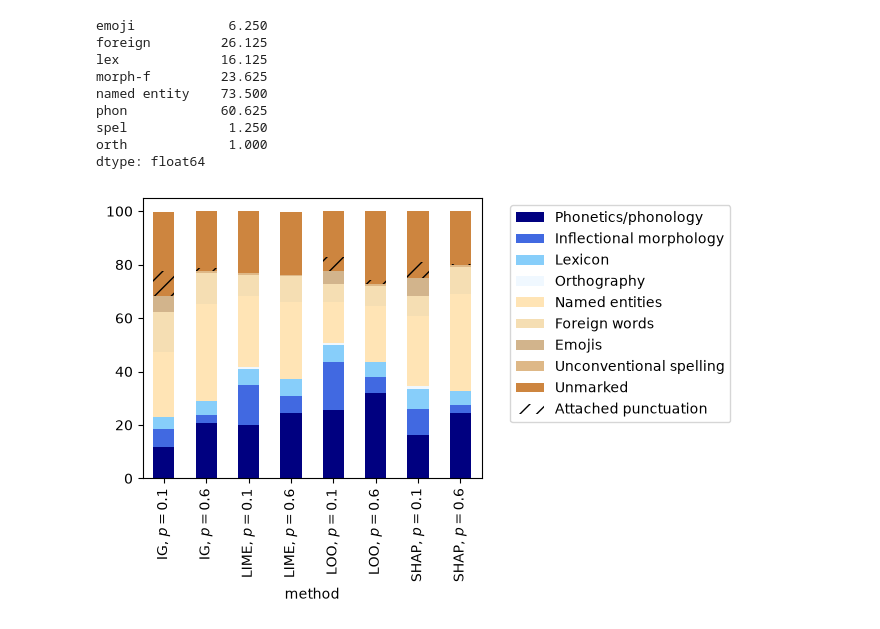
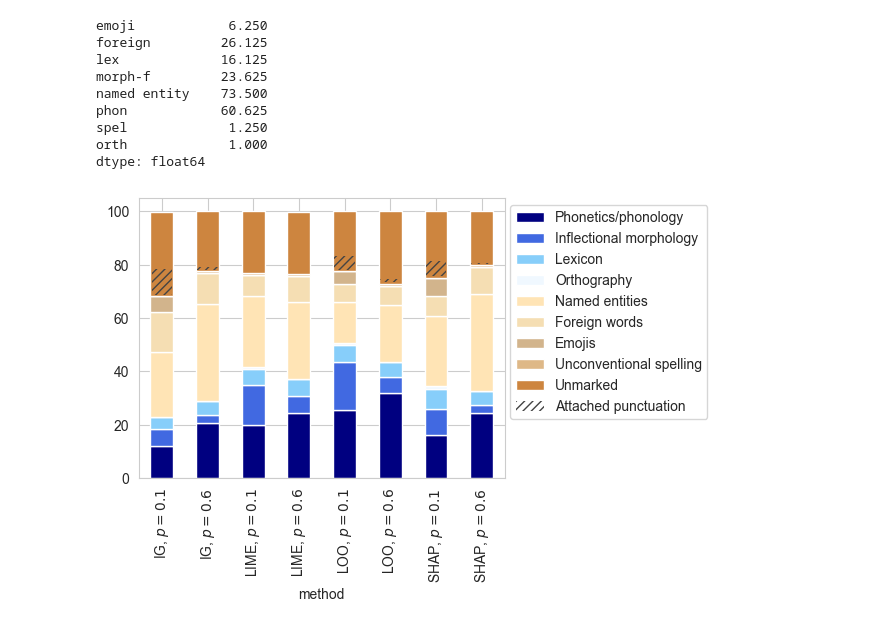
Before and after one commit to Helsinki-NLP/shibboleth, a Jupyter notebook: analyses/shib-eval-contents/analyse_non-shibboleths.ipynb, the cells around one changed output. Drawn from its saved outputs; the diff is of its cells as text; code cells hidden in the pictures.

Commit message:
change font/style of bcms plot

```diff
--- a/analyses/shib-eval-contents/analyse_non-shibboleths.ipynb
+++ b/analyses/shib-eval-contents/analyse_non-shibboleths.ipynb
@@ -297,4 +298,6 @@ dtype: float64
 # %%
+sns.set_style("whitegrid")
+
 fig, ax = plt.subplots(figsize=(5.5, 4.5))
 
 colors = [
@@ -310,36 +313,37 @@ colors = [
 ]
 
 twitter_nonshib_df[[ 'phon_p', 'morph-f_p',  'lex_p', 'orth_p', 'named entity_p',  'foreign_p', 'emoji_p', 'spel_p', 'unm_p']].plot(
     kind="bar",
     stacked=True,
     ax=ax,
-    color=colors,
+    color=colors
 )
 
 # Determine where the hatch starts
 d_bottom = twitter_nonshib_df[['emoji_p', 'foreign_p', 'lex_p', 'morph-f_p', 'named entity_p', 'phon_p', 'spel_p', 'orth_p']].sum(axis=1)
+d_bottom = d_bottom + 0.5
 
 # Overlay the hatch
 ax.bar(
     range(len(twitter_nonshib_df)),
     twitter_nonshib_df["punct_p"],
     bottom=d_bottom,
     color="none",
-    width=0.5,
-    edgecolor="black",
-    hatch="//",
+    width=0.45,
+    edgecolor="#444444",
+    hatch="////",
     linewidth=0,
     label="punct_p",
 )
 
 
 handles, labels = ax.get_legend_handles_labels()
 plt.legend(
     handles,
     ['Phonetics/phonology', 'Inflectional morphology', 'Lexicon', 'Orthography', 'Named entities', 'Foreign words',  'Emojis', 'Unconventional spelling', 'Unmarked', 'Attached punctuation'],
     loc='upper left', bbox_to_anchor=(0.75, 0.93), bbox_transform=plt.gcf().transFigure)
 plt.tight_layout()
 plt.show()
-fig.figure.savefig('bcms_twitter_nonshib.pdf', bbox_inches='tight')
+fig.figure.savefig('pdfs/bcms_twitter_nonshib.pdf', bbox_inches='tight')
 # %% [output]
-[figure, old version]
+[figure, new version]
```
Also changed, not shown: parts of 2 cells of this notebook, 1 other file.
